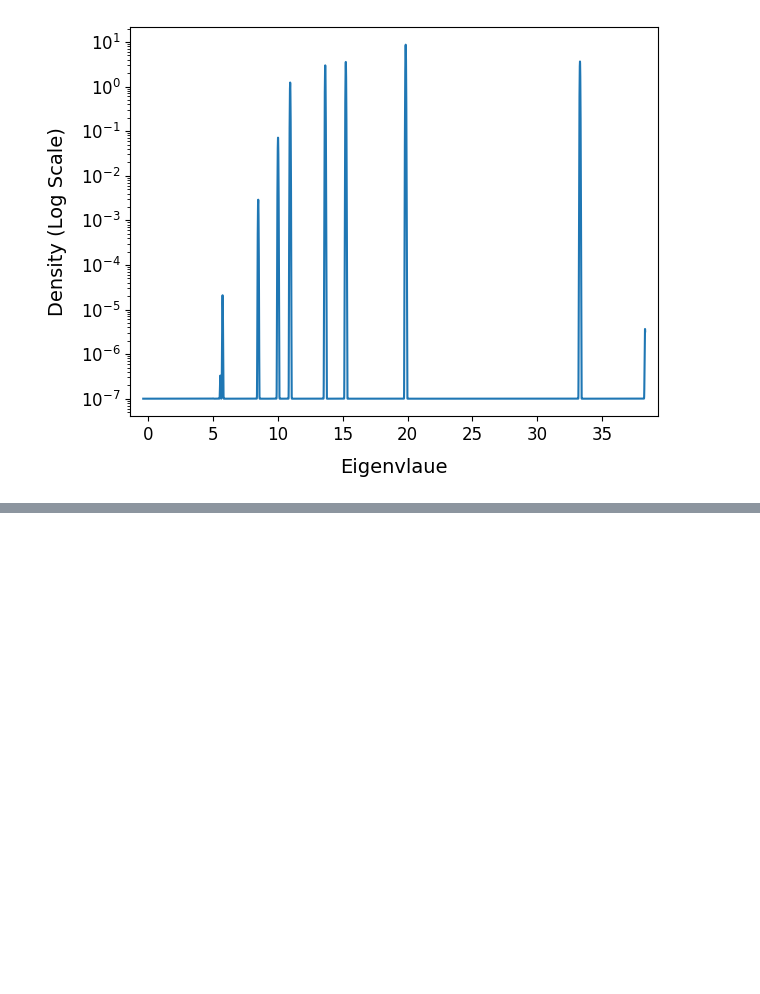
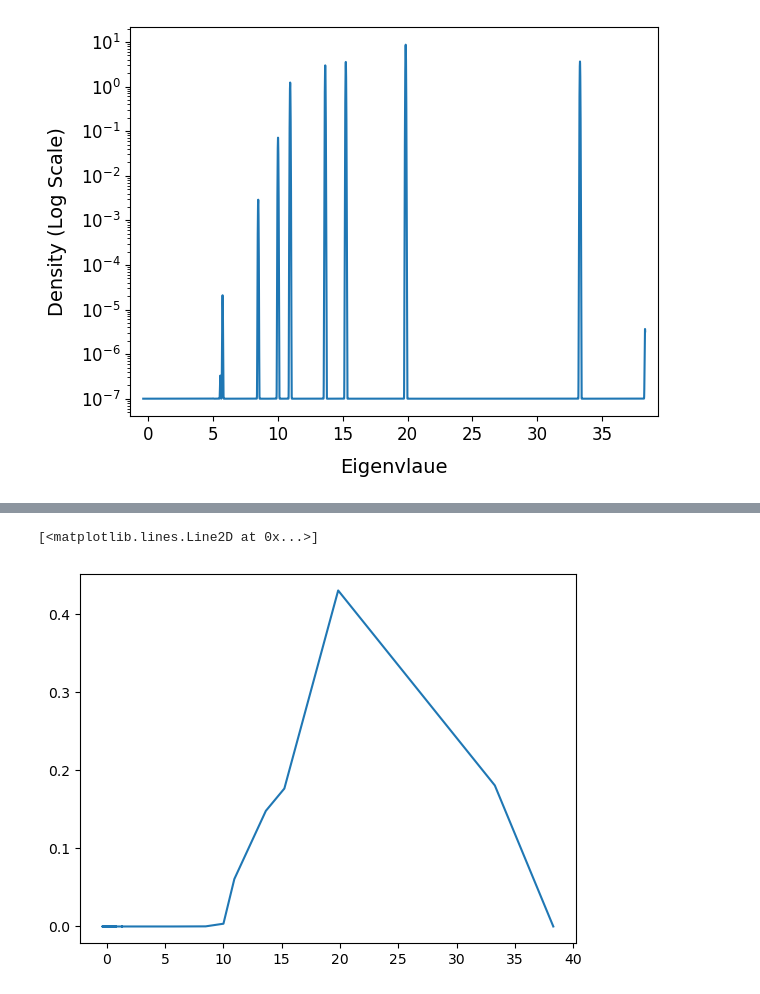
Before and after one commit to Aarsh-Wankar/DeepHessian, a Jupyter notebook: hessian_cnns.ipynb, the cells around one changed output, grey strips where cells are left out. Saved outputs shown, nothing was run; the diff lists cells and outputs as text; code cells hidden in the pictures; blank space fills up the shorter version.

```diff
--- a/hessian_cnns.ipynb
+++ b/hessian_cnns.ipynb
@@ -223,0 +256,5 @@ get_esd_plot(density_eigen, density_weight, save_path='cifar_10.png')
+# %%
+plt.plot(eigs[0], weights[0])
+# %% [output]
+[<matplotlib.lines.Line2D at 0x...>]
+[figure, added]
```
Also changed, not shown: parts of 6 cells of this notebook.
